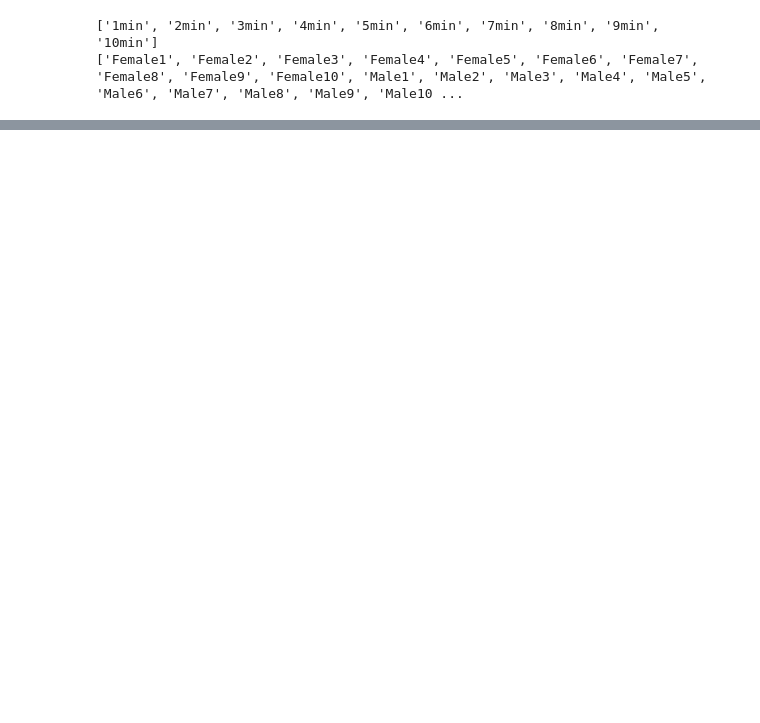
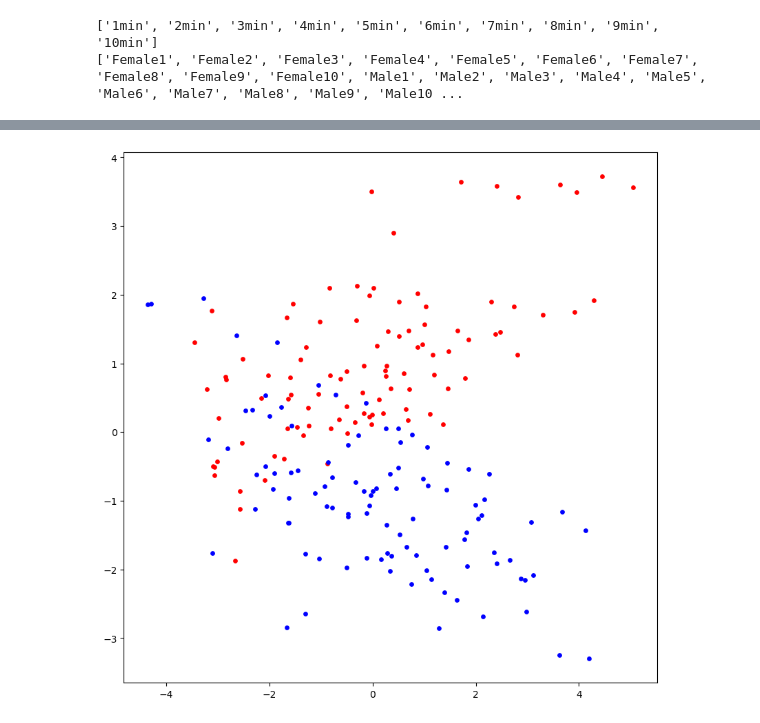
Before and after one commit to boxingli-lab/Behavior_Analysis, a Jupyter notebook: Behavior_Kmeans.ipynb, the cells around one changed output, grey strips where cells are left out. Cells and saved outputs as stored; diff of their text form; code cells hidden in the pictures; blank space fills up the shorter version.

```diff
--- a/Behavior_Kmeans.ipynb
+++ b/Behavior_Kmeans.ipynb
@@ -114,15 +168,0 @@ Male average transition time:
-# %%
-# Plot1: mean transition time
-dat = np.zeros((2,100))
-dat[0, 48:100] = 1
-dat[1, 41:100] = 2
-dat = pd.DataFrame(dat)
-dat.index = ['Female', 'Male']
-col = []
-for i in range(10):
-    for j in range(10):
-        col.append(str(i) + '.' + str(j) + ' min')
-fig1 = plt.figure(figsize = (10,3))
-sns.heatmap(dat, cmap=['#D4D4D4', '#FADEDD', '#629BD2'], cbar= None)
-plt.xticks([0, 10, 20, 30, 40, 50, 60, 70, 80, 90], [col[0], col[10], col[20], col[30], col[40], col[50], col[60], col[70], col[80], col[90]])
-fig1.savefig('Plots/h5_feature_data_heatmap_average' +  str(mice_num) + '.pdf', bbox_inches = 'tight')
@@ -262,0 +194,31 @@ Cluster2
+# %%
+# Figure 1 D: sex
+# label sex
+sex1 = np.zeros((100,1), int)
+sex2 = np.ones((100,1), int)
+sex = np.vstack((sex1, sex2))
+label_t = label.reshape(200,1)
+add = np.hstack((label_t, sex))
+df_new = np.hstack((df, add))
+
+# function to plot
+def color_func(val):
+    val = int(val)
+    color = '.'
+    if val == 0:
+        color = 'r'
+    if val == 1:
+        color = 'b'
+    return color
+
+# plot
+fig3 = plt.figure(figsize = (10,10))
+
+for i in range(200):
+    plt.scatter(df_new[i , 0] , df_new[i , 1], c = color_func(df_new[i, 3]), s=15)
+plt.show()
+
+# save
+fig3.savefig('Plots/PCA_sex.pdf')
+# %% [output]
+[figure, added]
```
Also changed, not shown: parts of 10 cells of this notebook, 1 other file.
